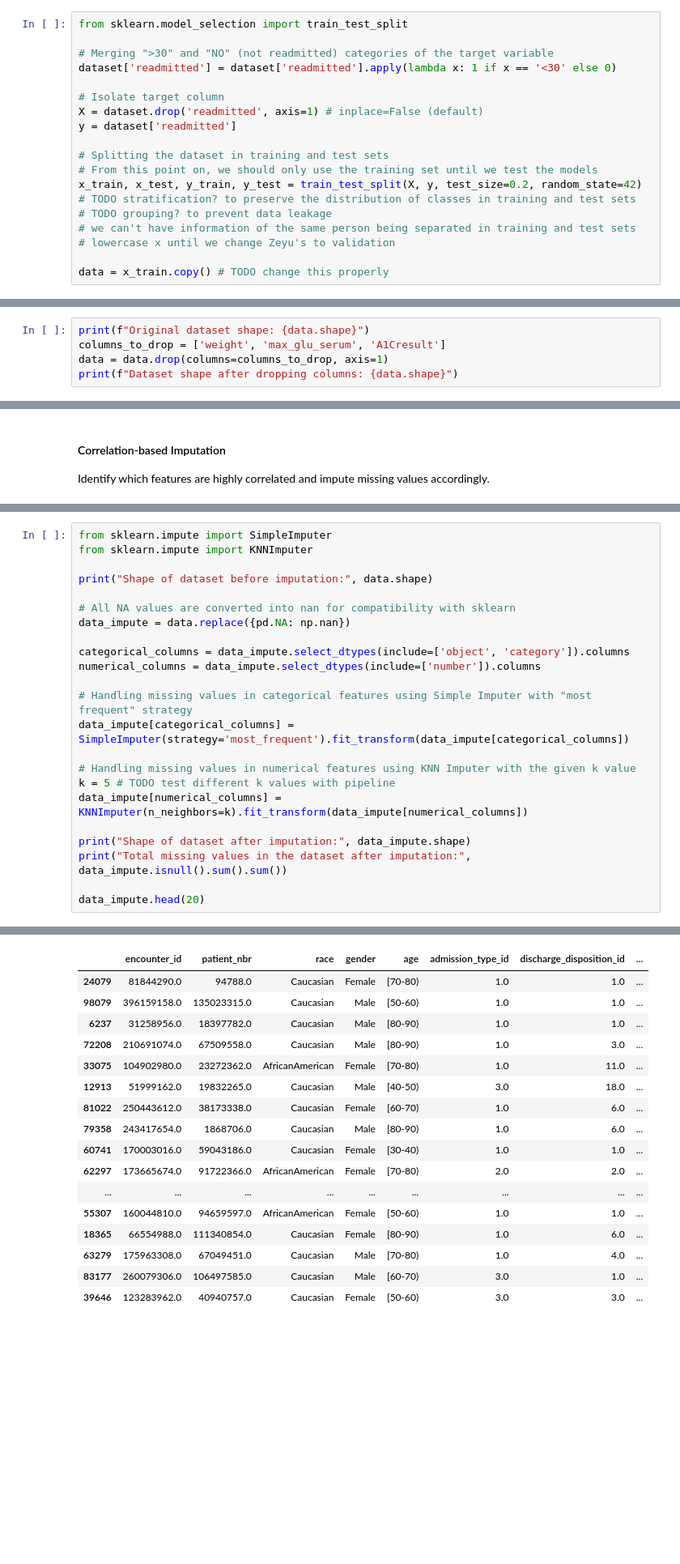
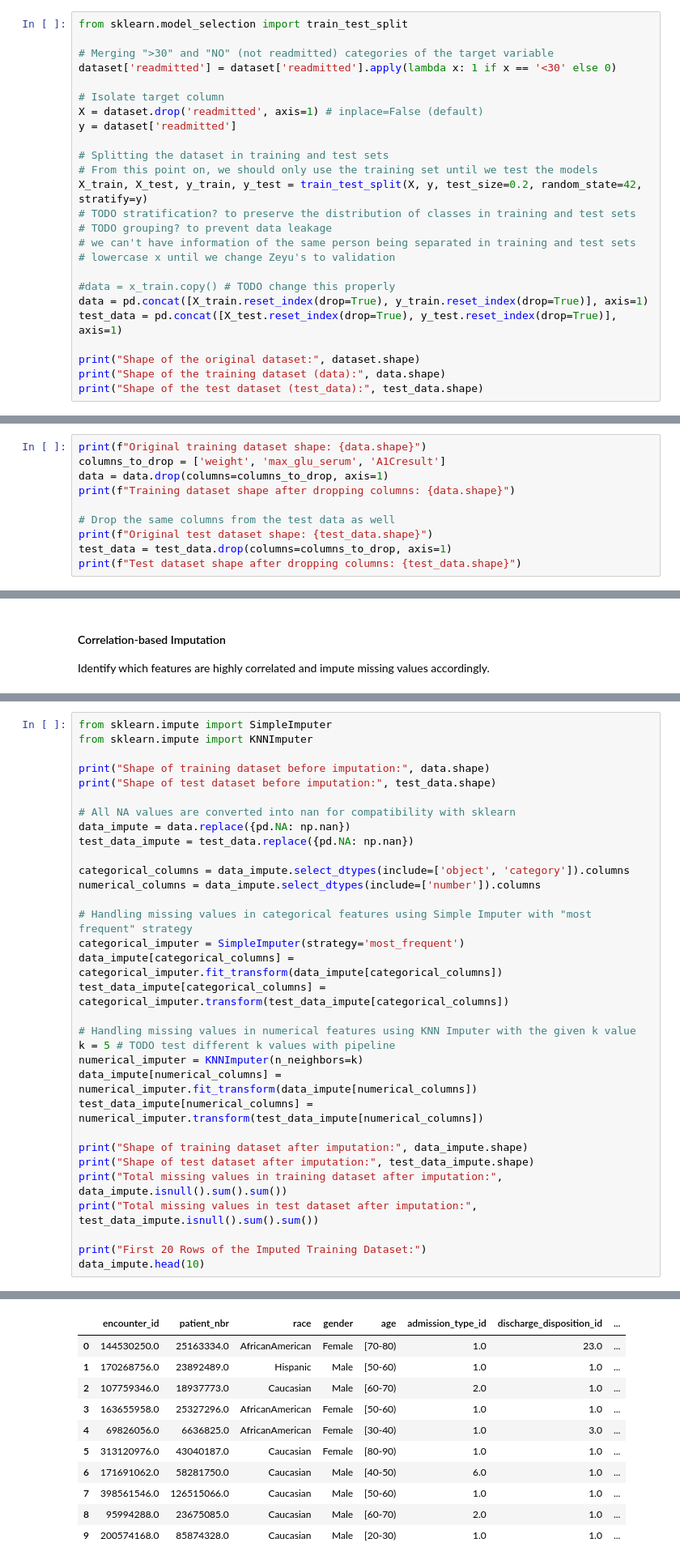
Before and after one commit to selinceydeli/ESL_Final_Project, a Jupyter notebook: effect_of_class_imbalance_code.ipynb, the cells around one changed output, grey strips where cells are left out. Shown at 81% size. Cells and saved outputs as stored; diff of their text form; blank space fills up the shorter version.

Commit message:
data preprocessing is correctly implemented to test dataset as well

```diff
--- a/effect_of_class_imbalance_code.ipynb
+++ b/effect_of_class_imbalance_code.ipynb
@@ -232,10 +232,16 @@ y = dataset['readmitted']
 
 # Splitting the dataset in training and test sets
 # From this point on, we should only use the training set until we test the models
-x_train, x_test, y_train, y_test = train_test_split(X, y, test_size=0.2, random_state=42)
+X_train, X_test, y_train, y_test = train_test_split(X, y, test_size=0.2, random_state=42, stratify=y)
 # TODO stratification? to preserve the distribution of classes in training and test sets
 # TODO grouping? to prevent data leakage
 # we can't have information of the same person being separated in training and test sets
 # lowercase x until we change Zeyu's to validation
 
-data = x_train.copy() # TODO change this properly
+#data = x_train.copy() # TODO change this properly
+data = pd.concat([X_train.reset_index(drop=True), y_train.reset_index(drop=True)], axis=1)
+test_data = pd.concat([X_test.reset_index(drop=True), y_test.reset_index(drop=True)], axis=1)
+
+print("Shape of the original dataset:", dataset.shape)
+print("Shape of the training dataset (data):", data.shape)
+print("Shape of the test dataset (test_data):", test_data.shape)
@@ -335,8 +345,13 @@ Firstly, the following three columns contain approximately 90% missing values:
 
 Hence, they are not informative and can be dropped before continuing with the rest of the analysis.
 # %%
-print(f"Original dataset shape: {data.shape}")
+print(f"Original training dataset shape: {data.shape}")
 columns_to_drop = ['weight', 'max_glu_serum', 'A1Cresult']
 data = data.drop(columns=columns_to_drop, axis=1)
-print(f"Dataset shape after dropping columns: {data.shape}")
+print(f"Training dataset shape after dropping columns: {data.shape}")
+
+# Drop the same columns from the test data as well
+print(f"Original test dataset shape: {test_data.shape}")
+test_data = test_data.drop(columns=columns_to_drop, axis=1)
+print(f"Test dataset shape after dropping columns: {test_data.shape}")
 # %% [output]
@@ -534,23 +551,32 @@ Since 0.5 is not considered a high correlation, implementing a correlation-based
 from sklearn.impute import SimpleImputer
 from sklearn.impute import KNNImputer
 
-print("Shape of dataset before imputation:", data.shape)
+print("Shape of training dataset before imputation:", data.shape)
+print("Shape of test dataset before imputation:", test_data.shape)
 
 # All NA values are converted into nan for compatibility with sklearn
 data_impute = data.replace({pd.NA: np.nan})
+test_data_impute = test_data.replace({pd.NA: np.nan})
 
 categorical_columns = data_impute.select_dtypes(include=['object', 'category']).columns
 numerical_columns = data_impute.select_dtypes(include=['number']).columns
 
 # Handling missing values in categorical features using Simple Imputer with "most frequent" strategy
-data_impute[categorical_columns] = SimpleImputer(strategy='most_frequent').fit_transform(data_impute[categorical_columns])
+categorical_imputer = SimpleImputer(strategy='most_frequent')
+data_impute[categorical_columns] = categorical_imputer.fit_transform(data_impute[categorical_columns])
+test_data_impute[categorical_columns] = categorical_imputer.transform(test_data_impute[categorical_columns])
 
 # Handling missing values in numerical features using KNN Imputer with the given k value
 k = 5 # TODO test different k values with pipeline
-data_impute[numerical_columns] = KNNImputer(n_neighbors=k).fit_transform(data_impute[numerical_columns])
+numerical_imputer = KNNImputer(n_neighbors=k)
+data_impute[numerical_columns] = numerical_imputer.fit_transform(data_impute[numerical_columns])
+test_data_impute[numerical_columns] = numerical_imputer.transform(test_data_impute[numerical_columns])
 
-print("Shape of dataset after imputation:", data_impute.shape)
-print("Total missing values in the dataset after imputation:", data_impute.isnull().sum().sum())
+print("Shape of training dataset after imputation:", data_impute.shape)
+print("Shape of test dataset after imputation:", test_data_impute.shape)
+print("Total missing values in training dataset after imputation:", data_impute.isnull().sum().sum())
+print("Total missing values in test dataset after imputation:", test_data_impute.isnull().sum().sum())
 
-data_impute.head(20)
+print("First 20 Rows of the Imputed Training Dataset:")
+data_impute.head(10)
 # %% [output]
@@ -560,17 +590,11 @@ Total missing values in the dataset after imputation: 0
 |  | encounter_id | patient_nbr | race | gender | age | admission_type_id | discharge_disposition_id | ... |
-| 24079 | 81844290.0 | 94788.0 | Caucasian | Female | [70-80) | 1.0 | 1.0 | ... |
-| 98079 | 396159158.0 | 135023315.0 | Caucasian | Male | [50-60) | 1.0 | 1.0 | ... |
-| 6237 | 31258956.0 | 18397782.0 | Caucasian | Male | [80-90) | 1.0 | 1.0 | ... |
-| 72208 | 210691074.0 | 67509558.0 | Caucasian | Male | [80-90) | 1.0 | 3.0 | ... |
-| 33075 | 104902980.0 | 23272362.0 | AfricanAmerican | Female | [70-80) | 1.0 | 11.0 | ... |
-| 12913 | 51999162.0 | 19832265.0 | Caucasian | Male | [40-50) | 3.0 | 18.0 | ... |
-| 81022 | 250443612.0 | 38173338.0 | Caucasian | Female | [60-70) | 1.0 | 6.0 | ... |
-| 79358 | 243417654.0 | 1868706.0 | Caucasian | Male | [80-90) | 1.0 | 6.0 | ... |
-| 60741 | 170003016.0 | 59043186.0 | Caucasian | Female | [30-40) | 1.0 | 1.0 | ... |
-| 62297 | 173665674.0 | 91722366.0 | AfricanAmerican | Female | [70-80) | 2.0 | 2.0 | ... |
-| ... | ... | ... | ... | ... | ... | ... | ... | ... |
-| 55307 | 160044810.0 | 94659597.0 | AfricanAmerican | Female | [50-60) | 1.0 | 1.0 | ... |
-| 18365 | 66554988.0 | 111340854.0 | Caucasian | Female | [80-90) | 1.0 | 6.0 | ... |
-| 63279 | 175963308.0 | 67049451.0 | Caucasian | Male | [70-80) | 1.0 | 4.0 | ... |
-| 83177 | 260079306.0 | 106497585.0 | Caucasian | Male | [60-70) | 3.0 | 1.0 | ... |
-| 39646 | 123283962.0 | 40940757.0 | Caucasian | Female | [50-60) | 3.0 | 3.0 | ... |
+| 0 | 144530250.0 | 25163334.0 | AfricanAmerican | Female | [70-80) | 1.0 | 23.0 | ... |
+| 1 | 170268756.0 | 23892489.0 | Hispanic | Male | [50-60) | 1.0 | 1.0 | ... |
+| 2 | 107759346.0 | 18937773.0 | Caucasian | Male | [60-70) | 2.0 | 1.0 | ... |
+| 3 | 163655958.0 | 25327296.0 | AfricanAmerican | Female | [50-60) | 1.0 | 1.0 | ... |
+| 4 | 69826056.0 | 6636825.0 | AfricanAmerican | Female | [30-40) | 1.0 | 3.0 | ... |
+| 5 | 313120976.0 | 43040187.0 | Caucasian | Female | [80-90) | 1.0 | 1.0 | ... |
+| 6 | 171691062.0 | 58281750.0 | Caucasian | Male | [40-50) | 6.0 | 1.0 | ... |
+| 7 | 398561546.0 | 126515066.0 | Caucasian | Male | [50-60) | 1.0 | 1.0 | ... |
+| 8 | 95994288.0 | 23675085.0 | Caucasian | Male | [60-70) | 2.0 | 1.0 | ... |
+| 9 | 200574168.0 | 85874328.0 | Caucasian | Male | [20-30) | 1.0 | 1.0 | ... |
```
Also changed, not shown: parts of 23 cells of this notebook.
